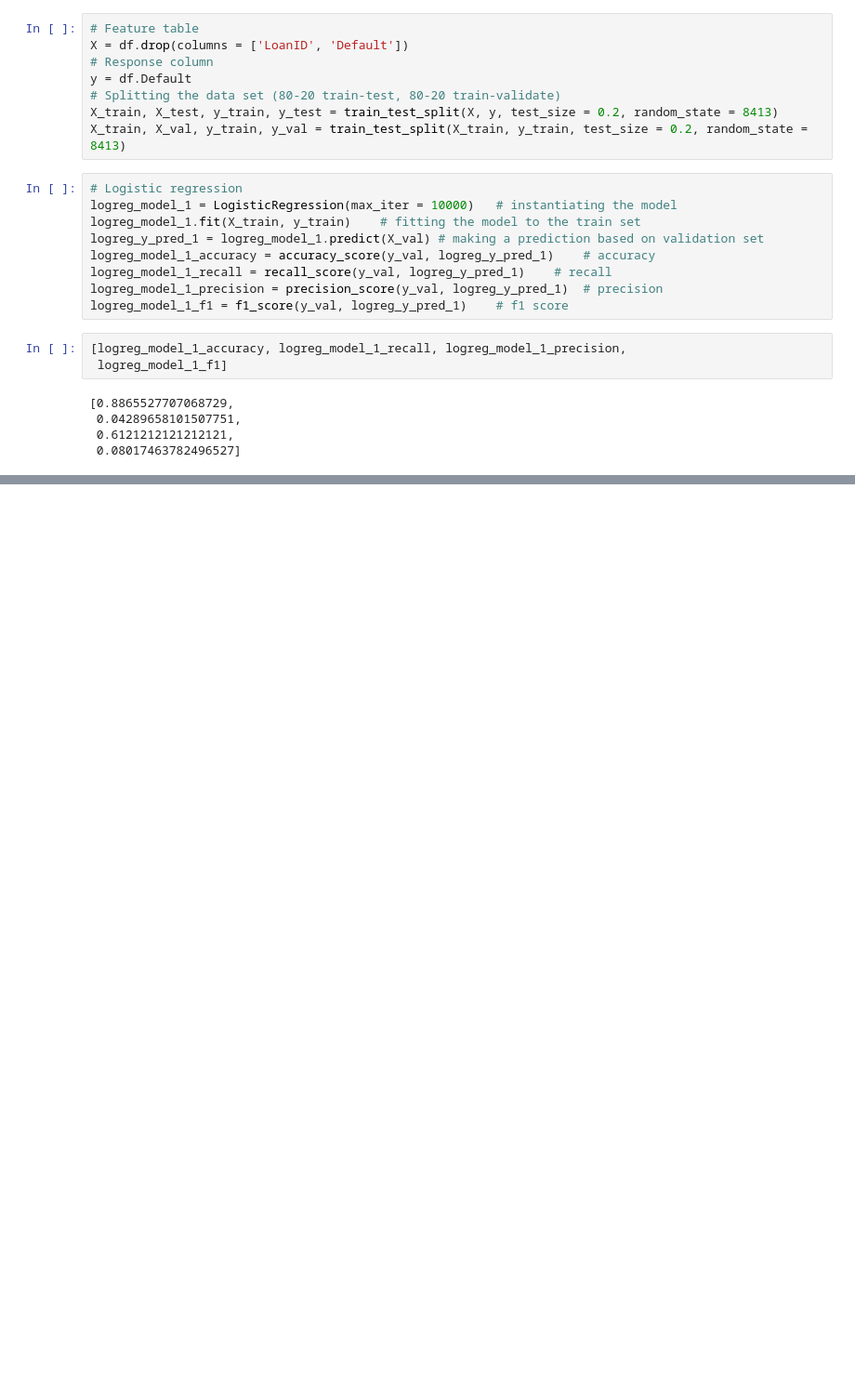
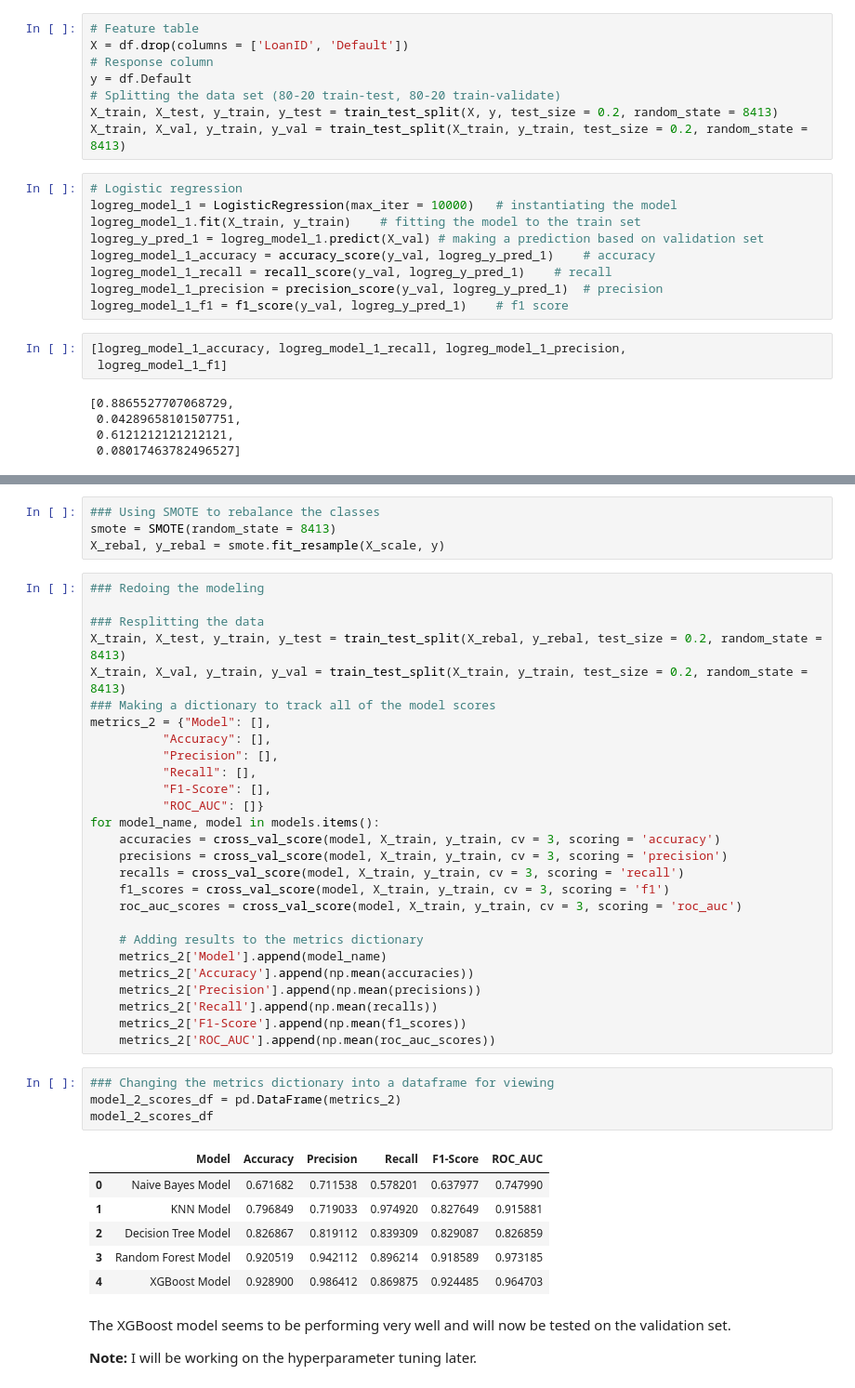
Before and after one commit to the-ethical-ai/Loan_default, a Jupyter notebook: loan_default_notebook.ipynb, the cells around one changed output, grey strips where cells are left out. Shown at 93% size. Cells and saved outputs as stored; diff of their text form; blank space fills up the shorter version.

```diff
--- a/loan_default_notebook.ipynb
+++ b/loan_default_notebook.ipynb
@@ -365,0 +438,46 @@ model is nowhere near powerful enough.
+# %%
+### Using SMOTE to rebalance the classes
+smote = SMOTE(random_state = 8413)
+X_rebal, y_rebal = smote.fit_resample(X_scale, y)
+# %%
+### Redoing the modeling
+
+### Resplitting the data
+X_train, X_test, y_train, y_test = train_test_split(X_rebal, y_rebal, test_size = 0.2, random_state = 8413)
+X_train, X_val, y_train, y_val = train_test_split(X_train, y_train, test_size = 0.2, random_state = 8413)
+### Making a dictionary to track all of the model scores
+metrics_2 = {"Model": [],
+          "Accuracy": [],
+          "Precision": [],
+          "Recall": [],
+          "F1-Score": [],
+          "ROC_AUC": []}
+for model_name, model in models.items():
+    accuracies = cross_val_score(model, X_train, y_train, cv = 3, scoring = 'accuracy')
+    precisions = cross_val_score(model, X_train, y_train, cv = 3, scoring = 'precision')
+    recalls = cross_val_score(model, X_train, y_train, cv = 3, scoring = 'recall')
+    f1_scores = cross_val_score(model, X_train, y_train, cv = 3, scoring = 'f1')
+    roc_auc_scores = cross_val_score(model, X_train, y_train, cv = 3, scoring = 'roc_auc')
+
+    # Adding results to the metrics dictionary
+    metrics_2['Model'].append(model_name)
+    metrics_2['Accuracy'].append(np.mean(accuracies))
+    metrics_2['Precision'].append(np.mean(precisions))
+    metrics_2['Recall'].append(np.mean(recalls))
+    metrics_2['F1-Score'].append(np.mean(f1_scores))
+    metrics_2['ROC_AUC'].append(np.mean(roc_auc_scores))
+# %%
+### Changing the metrics dictionary into a dataframe for viewing
+model_2_scores_df = pd.DataFrame(metrics_2)
+model_2_scores_df
+# %% [output]
+|  | Model | Accuracy | Precision | Recall | F1-Score | ROC_AUC |
+| 0 | Naive Bayes Model | 0.671682 | 0.711538 | 0.578201 | 0.637977 | 0.747990 |
+| 1 | KNN Model | 0.796849 | 0.719033 | 0.974920 | 0.827649 | 0.915881 |
+| 2 | Decision Tree Model | 0.826867 | 0.819112 | 0.839309 | 0.829087 | 0.826859 |
+| 3 | Random Forest Model | 0.920519 | 0.942112 | 0.896214 | 0.918589 | 0.973185 |
+| 4 | XGBoost Model | 0.928900 | 0.986412 | 0.869875 | 0.924485 | 0.964703 |
+# %% [markdown]
+The XGBoost model seems to be performing very well and will now be tested on the validation set.
+
+**Note:** I will be working on the hyperparameter tuning later.
```
Also changed, not shown: parts of 15 cells of this notebook.
